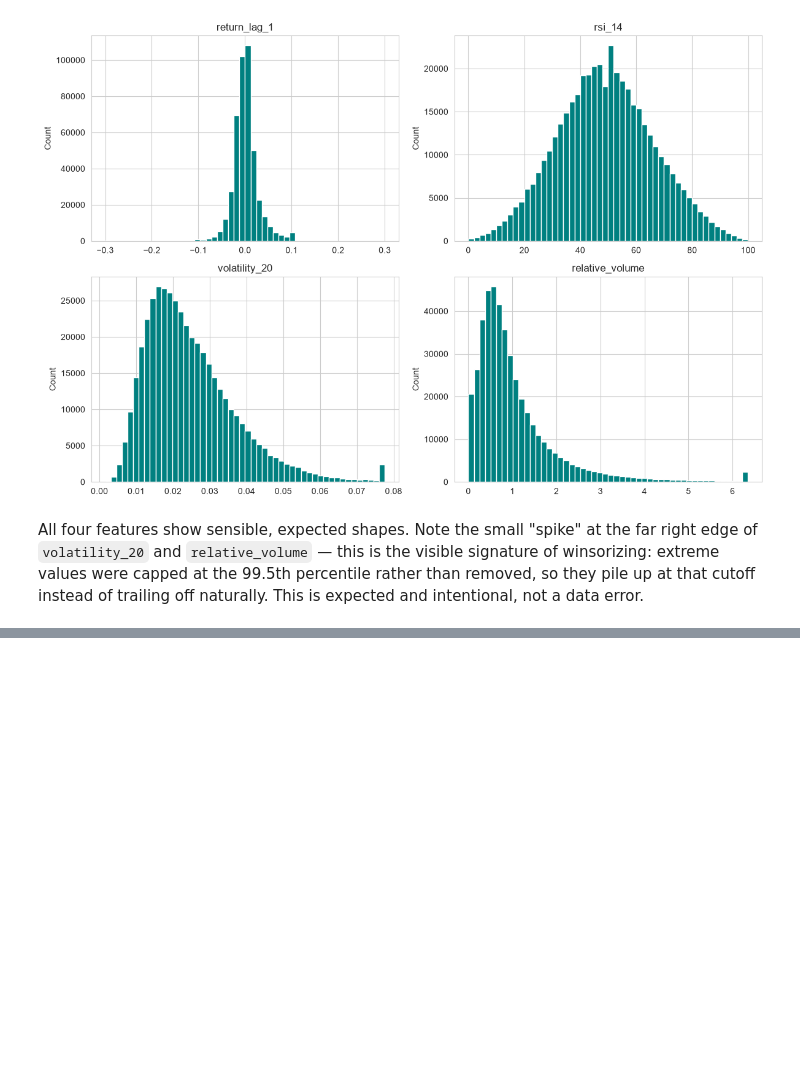
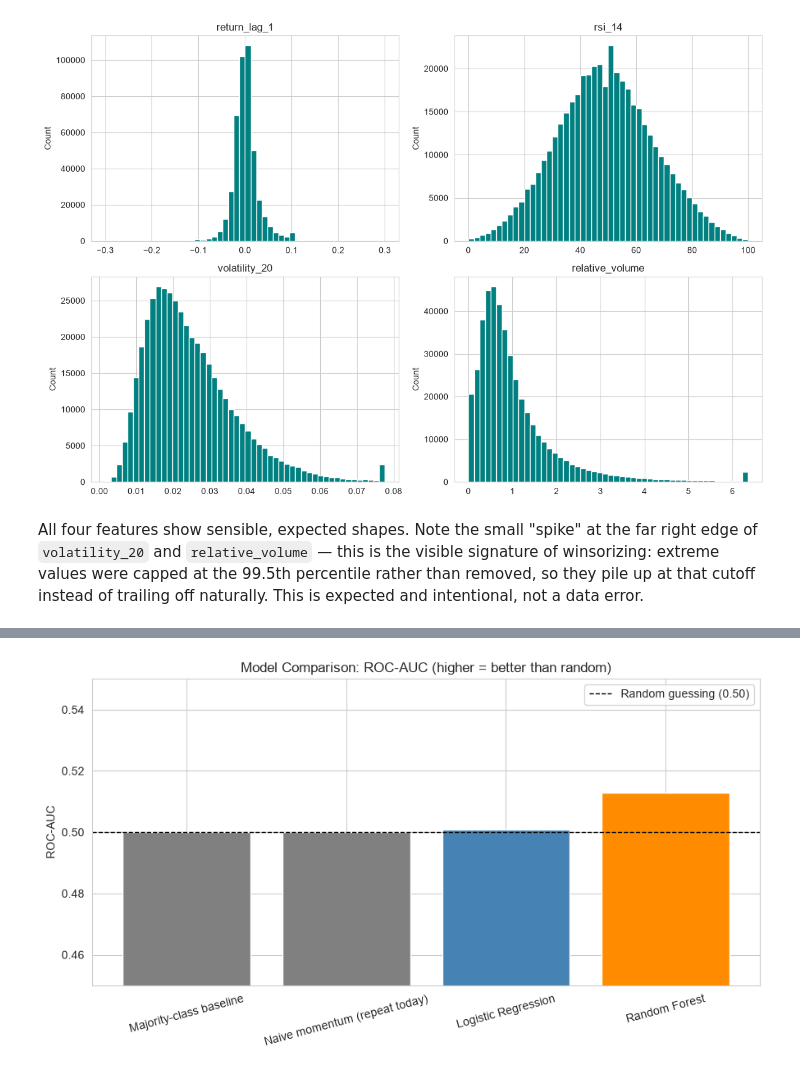
Before and after one commit to haritrijal-gif/nepse-direction-predictor, a Jupyter notebook: notebooks/eda_and_modeling.ipynb, the cells around one changed output, grey strips where cells are left out. Drawn from its saved outputs; the diff is of its cells as text; code cells hidden in the pictures; blank space fills up the shorter version.

Commit message:
Complete EDA notebook: model results, error analysis, and conclusion

```diff
--- a/notebooks/eda_and_modeling.ipynb
+++ b/notebooks/eda_and_modeling.ipynb
@@ -173,0 +175,9 @@ SyntaxError: unexpected character after line continuation character (4278446649.
+# %%
+import json
+
+with open("../models/metrics.json") as f:
+    metrics_data = json.load(f)
+
+results_df = pd.DataFrame(metrics_data["results"])
+results_df = results_df[["model", "accuracy", "precision", "recall", "f1", "roc_auc"]]
+results_df
@@ -173,0 +190,15 @@ SyntaxError: unexpected character after line continuation character (4278446649.
+# %%
+fig, ax = plt.subplots(figsize=(9, 5))
+colors = ["gray", "gray", "steelblue", "darkorange"]
+bars = ax.bar(results_df["model"], results_df["roc_auc"].fillna(0.5), color=colors)
+
+ax.axhline(0.5, color="black", linestyle="--", linewidth=1, label="Random guessing (0.50)")
+ax.set_ylabel("ROC-AUC")
+ax.set_title("Model Comparison: ROC-AUC (higher = better than random)")
+ax.set_ylim(0.45, 0.55)
+ax.legend()
+plt.xticks(rotation=15)
+plt.tight_layout()
+plt.show()
+# %% [output]
+[figure, added]
```
Also changed, not shown: parts of 10 cells of this notebook.
